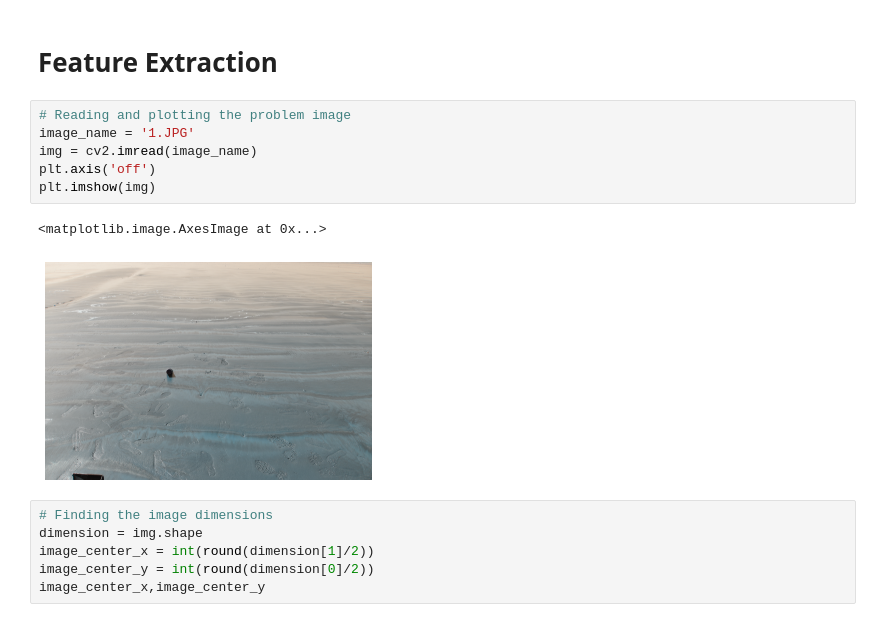
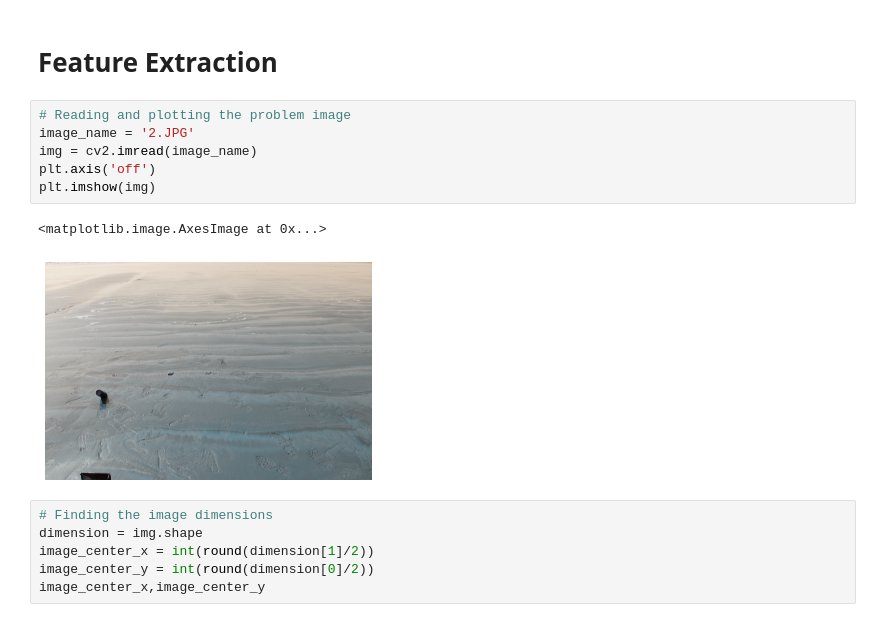
Before and after one commit to pbplop29/Photogrammetry, a Jupyter notebook: Photogrammetry.ipynb, the cells around one changed output. Drawn from its saved outputs; the diff is of its cells as text.

```diff
--- a/Photogrammetry.ipynb
+++ b/Photogrammetry.ipynb
@@ -193,13 +193,13 @@ Found the prespective multiplier === 2.2365.
 # Feature Extraction
 # %%
 # Reading and plotting the problem image
-image_name = '1.JPG'
+image_name = '2.JPG'
 img = cv2.imread(image_name)
 plt.axis('off')
 plt.imshow(img)
 # %% [output]
 <matplotlib.image.AxesImage at 0x...>
-[figure, old version]
+[figure, new version]
 # %%
 # Finding the image dimensions
 dimension = img.shape
```
Also changed, not shown: parts of 14 cells of this notebook.
